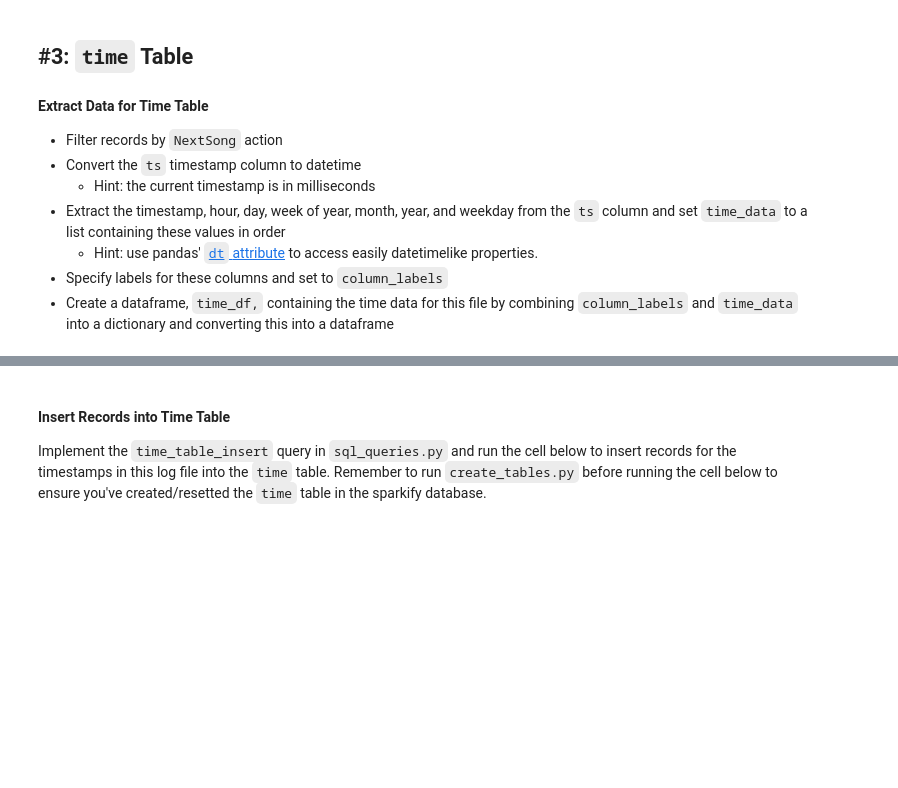
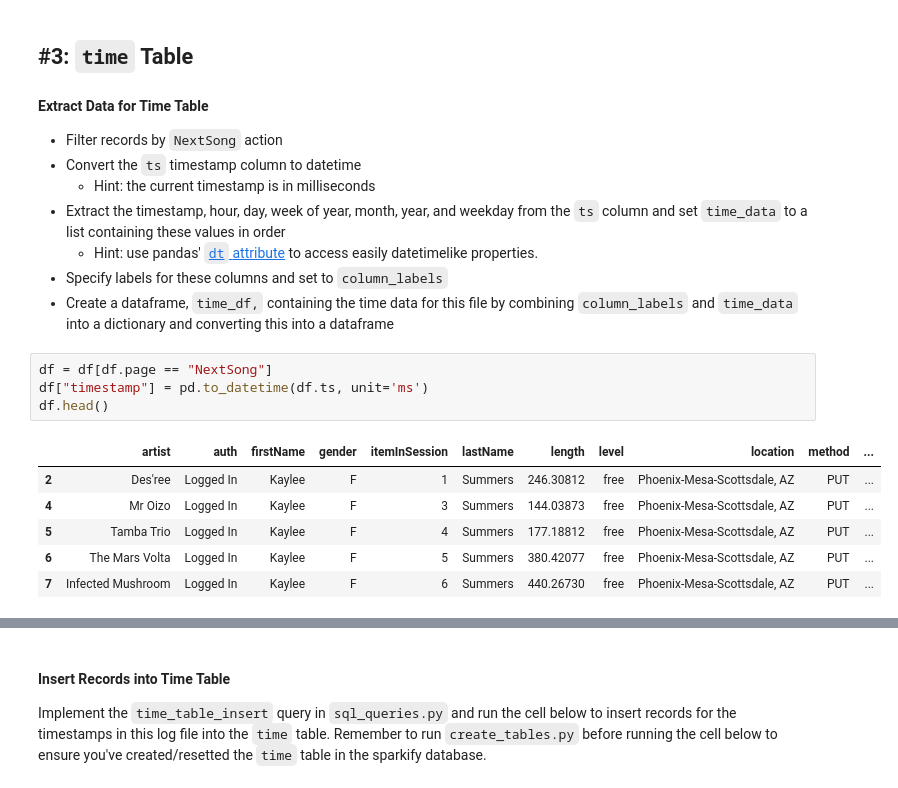
Before and after one commit to cnrd-dev/sparkify-data-model-postgress, a Jupyter notebook: etl.ipynb, the cells around one changed output, grey strips where cells are left out. Drawn from its saved outputs; the diff is of its cells as text; blank space fills up the shorter version.

Commit message:
completed queries and etl - need to fix song_plays

```diff
--- a/etl.ipynb
+++ b/etl.ipynb
@@ -109,4 +114,15 @@ df.head()
   - Hint: use pandas' [`dt` attribute](https://pandas.pydata.org/pandas-docs/stable/reference/api/pandas.Series.dt.html) to access easily datetimelike properties.
 - Specify labels for these columns and set to `column_labels`
 - Create a dataframe, `time_df,` containing the time data for this file by combining `column_labels` and `time_data` into a dictionary and converting this into a dataframe
+# %%
+df = df[df.page == "NextSong"]
+df["timestamp"] = pd.to_datetime(df.ts, unit='ms')
+df.head()
+# %% [output]
+|  | artist | auth | firstName | gender | itemInSession | lastName | length | level | location | method | ... |
+| 2 | Des'ree | Logged In | Kaylee | F | 1 | Summers | 246.30812 | free | Phoenix-Mesa-Scottsdale, AZ | PUT | ... |
+| 4 | Mr Oizo | Logged In | Kaylee | F | 3 | Summers | 144.03873 | free | Phoenix-Mesa-Scottsdale, AZ | PUT | ... |
+| 5 | Tamba Trio | Logged In | Kaylee | F | 4 | Summers | 177.18812 | free | Phoenix-Mesa-Scottsdale, AZ | PUT | ... |
+| 6 | The Mars Volta | Logged In | Kaylee | F | 5 | Summers | 380.42077 | free | Phoenix-Mesa-Scottsdale, AZ | PUT | ... |
+| 7 | Infected Mushroom | Logged In | Kaylee | F | 6 | Summers | 440.26730 | free | Phoenix-Mesa-Scottsdale, AZ | PUT | ... |
 # %%
```
Also changed, not shown: parts of 17 cells of this notebook, 3 other files.
